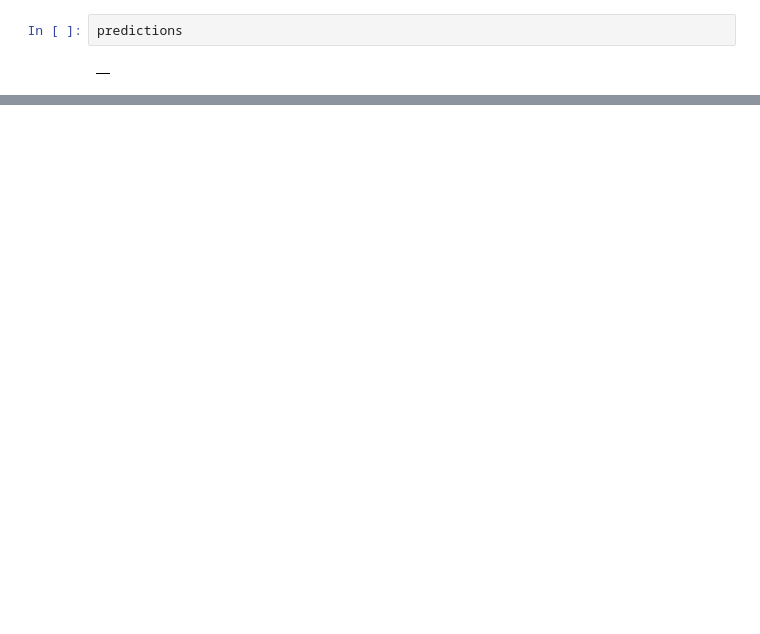
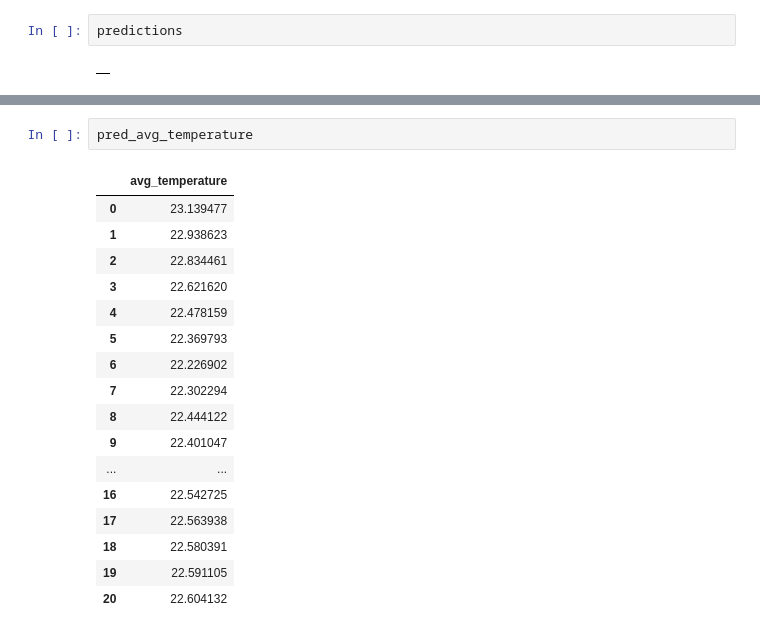
Before and after one commit to OptiMinders-IntelliHack5/Intellihack_OptiMinders_Task1, a Jupyter notebook: task_1.ipynb, the cells around one changed output, grey strips where cells are left out. Cells and saved outputs as stored; diff of their text form; blank space fills up the shorter version.

```diff
--- a/task_1.ipynb
+++ b/task_1.ipynb
@@ -542,3 +494,23 @@ avg_temperature
+# %%
+pred_avg_temperature
+# %% [output]
+|  | avg_temperature |
+| 0 | 23.139477 |
+| 1 | 22.938623 |
+| 2 | 22.834461 |
+| 3 | 22.621620 |
+| 4 | 22.478159 |
+| 5 | 22.369793 |
+| 6 | 22.226902 |
+| 7 | 22.302294 |
+| 8 | 22.444122 |
+| 9 | 22.401047 |
+| ... | ... |
+| 16 | 22.542725 |
+| 17 | 22.563938 |
+| 18 | 22.580391 |
+| 19 | 22.591105 |
+| 20 | 22.604132 |
 # %%
 predictions['avg_temperature'] = avg_temperature
 predictions
```
Also changed, not shown: parts of 37 cells of this notebook, 1 other file.
